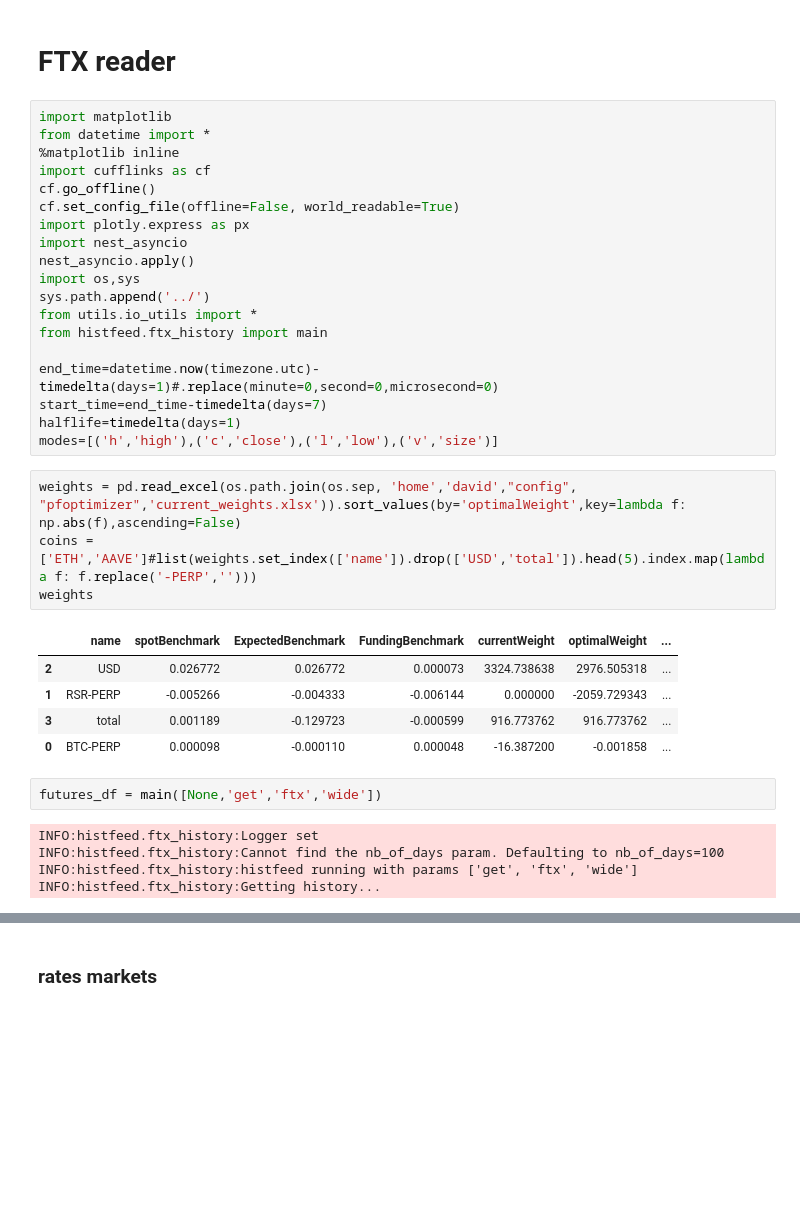
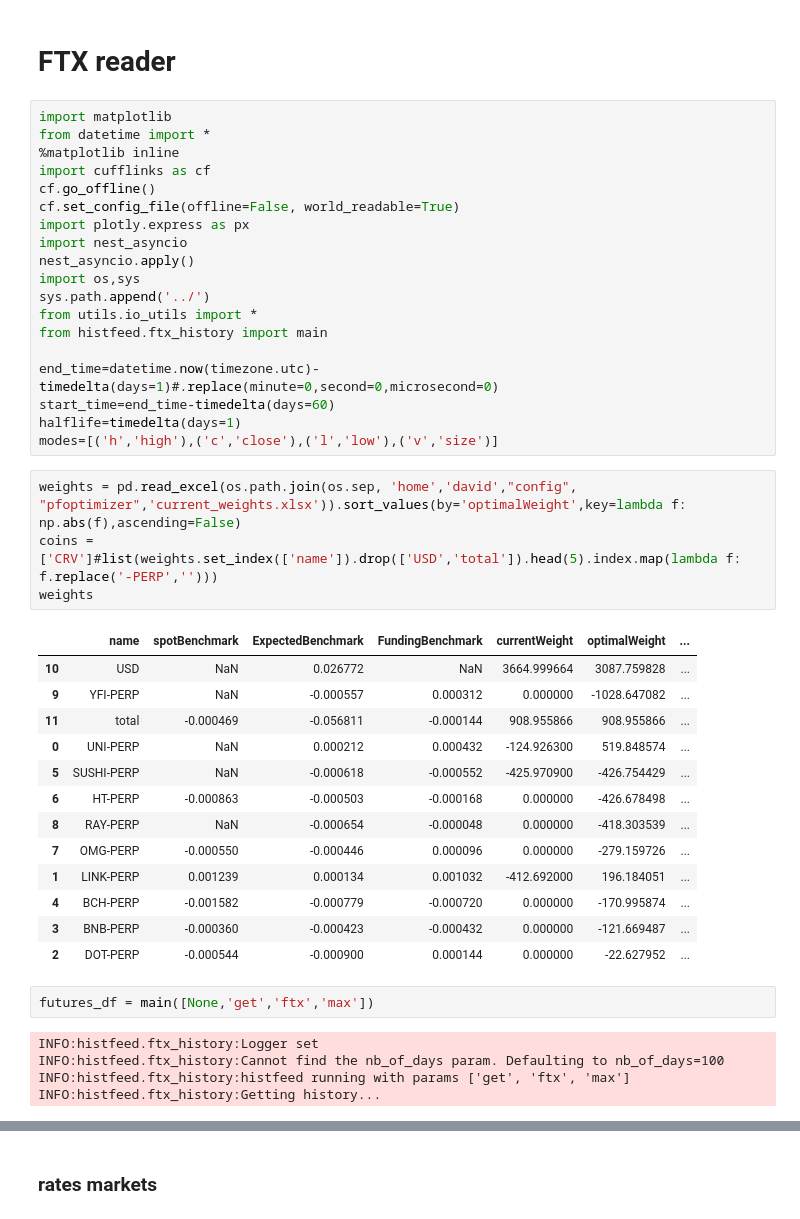
Before and after one commit to Sety-project/pylibs, a Jupyter notebook: ux/FTX reader.ipynb, the cells around one changed output, grey strips where cells are left out. Saved outputs shown, nothing was run; the diff lists cells and outputs as text; blank space fills up the shorter version.

```diff
--- a/ux/FTX reader.ipynb
+++ b/ux/FTX reader.ipynb
@@ -16,23 +16,31 @@ from utils.io_utils import *
 from histfeed.ftx_history import main
 
 end_time=datetime.now(timezone.utc)-timedelta(days=1)#.replace(minute=0,second=0,microsecond=0)
-start_time=end_time-timedelta(days=7)
+start_time=end_time-timedelta(days=60)
 halflife=timedelta(days=1)
 modes=[('h','high'),('c','close'),('l','low'),('v','size')]
 # %%
 weights = pd.read_excel(os.path.join(os.sep, 'home','david',"config", "pfoptimizer",'current_weights.xlsx')).sort_values(by='optimalWeight',key=lambda f: np.abs(f),ascending=False)
-coins = ['ETH','AAVE']#list(weights.set_index(['name']).drop(['USD','total']).head(5).index.map(lambda f: f.replace('-PERP','')))
+coins = ['CRV']#list(weights.set_index(['name']).drop(['USD','total']).head(5).index.map(lambda f: f.replace('-PERP','')))
 weights
 # %% [output]
 |  | name | spotBenchmark | ExpectedBenchmark | FundingBenchmark | currentWeight | optimalWeight | ... |
-| 2 | USD | 0.026772 | 0.026772 | 0.000073 | 3324.738638 | 2976.505318 | ... |
-| 1 | RSR-PERP | -0.005266 | -0.004333 | -0.006144 | 0.000000 | -2059.729343 | ... |
-| 3 | total | 0.001189 | -0.129723 | -0.000599 | 916.773762 | 916.773762 | ... |
-| 0 | BTC-PERP | 0.000098 | -0.000110 | 0.000048 | -16.387200 | -0.001858 | ... |
+| 10 | USD | NaN | 0.026772 | NaN | 3664.999664 | 3087.759828 | ... |
+| 9 | YFI-PERP | NaN | -0.000557 | 0.000312 | 0.000000 | -1028.647082 | ... |
+| 11 | total | -0.000469 | -0.056811 | -0.000144 | 908.955866 | 908.955866 | ... |
+| 0 | UNI-PERP | NaN | 0.000212 | 0.000432 | -124.926300 | 519.848574 | ... |
+| 5 | SUSHI-PERP | NaN | -0.000618 | -0.000552 | -425.970900 | -426.754429 | ... |
+| 6 | HT-PERP | -0.000863 | -0.000503 | -0.000168 | 0.000000 | -426.678498 | ... |
+| 8 | RAY-PERP | NaN | -0.000654 | -0.000048 | 0.000000 | -418.303539 | ... |
+| 7 | OMG-PERP | -0.000550 | -0.000446 | 0.000096 | 0.000000 | -279.159726 | ... |
+| 1 | LINK-PERP | 0.001239 | 0.000134 | 0.001032 | -412.692000 | 196.184051 | ... |
+| 4 | BCH-PERP | -0.001582 | -0.000779 | -0.000720 | 0.000000 | -170.995874 | ... |
+| 3 | BNB-PERP | -0.000360 | -0.000423 | -0.000432 | 0.000000 | -121.669487 | ... |
+| 2 | DOT-PERP | -0.000544 | -0.000900 | 0.000144 | 0.000000 | -22.627952 | ... |
 # %%
-futures_df = main([None,'get','ftx','wide'])
+futures_df = main([None,'get','ftx','max'])
 # %% [output]
 INFO:histfeed.ftx_history:Logger set
 INFO:histfeed.ftx_history:Cannot find the nb_of_days param. Defaulting to nb_of_days=100
-INFO:histfeed.ftx_history:histfeed running with params ['get', 'ftx', 'wide']
+INFO:histfeed.ftx_history:histfeed running with params ['get', 'ftx', 'max']
 INFO:histfeed.ftx_history:Getting history...
```
Also changed, not shown: parts of 3 cells of this notebook, 2 other files.
